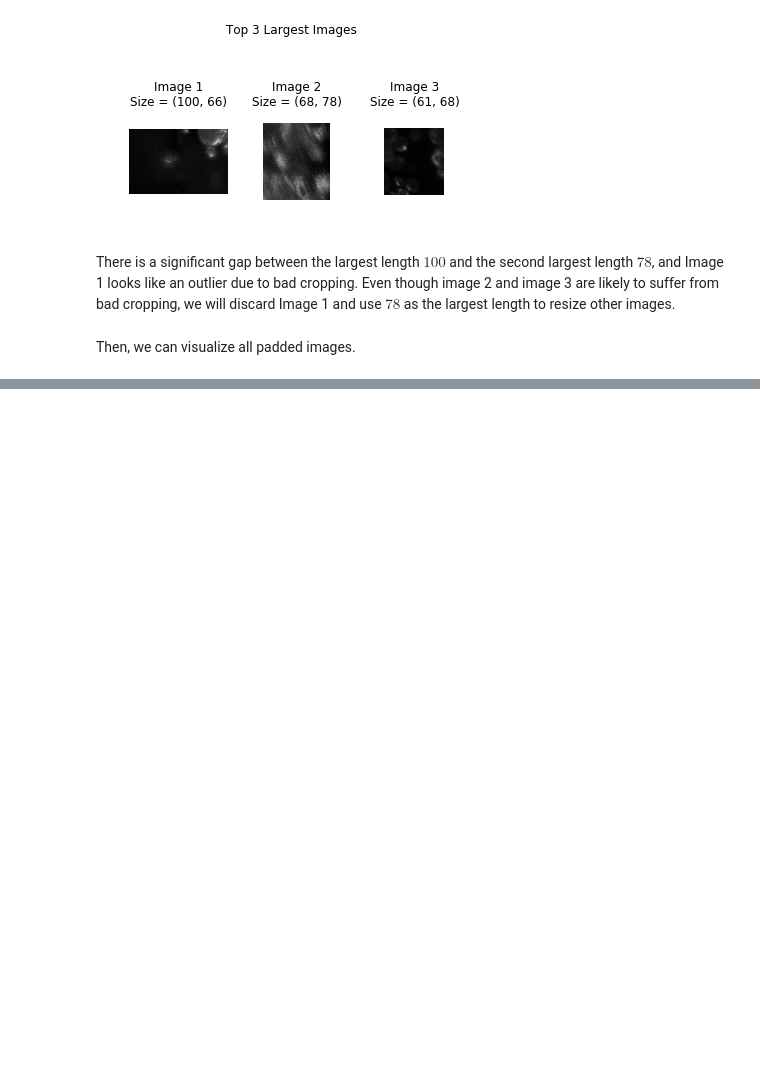
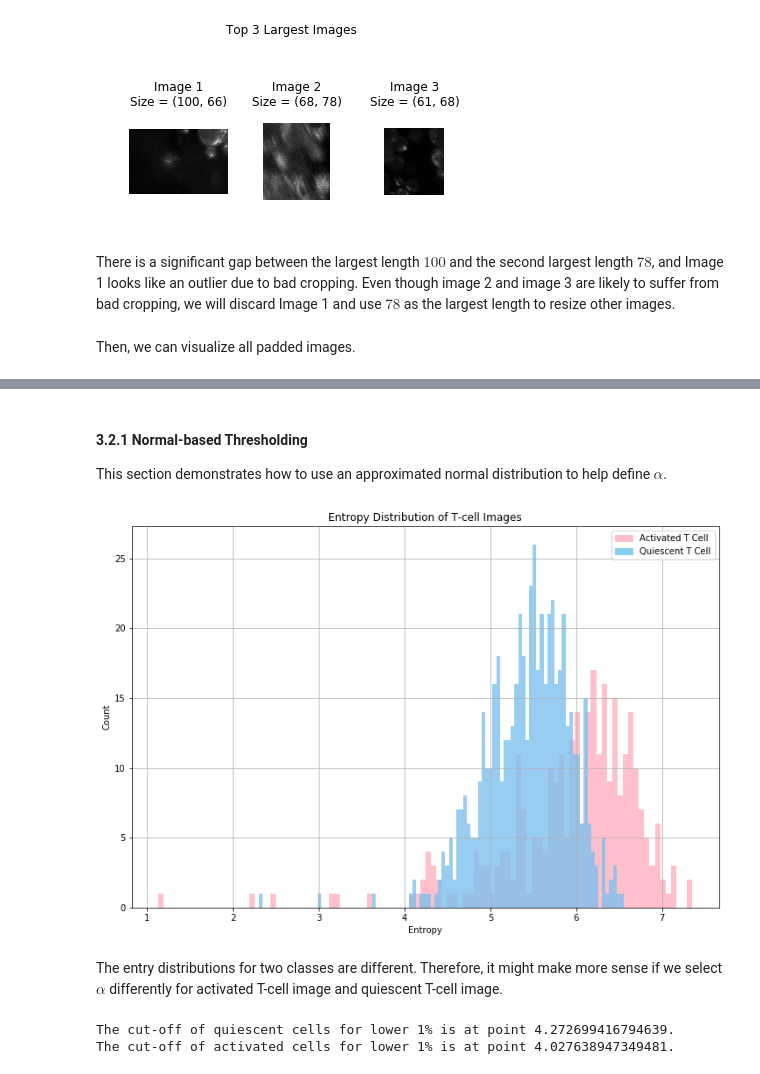
Before and after one commit to gitter-lab/t-cell-classification, a Jupyter notebook: image_processing.ipynb, the cells around one changed output, grey strips where cells are left out. Drawn from its saved outputs; the diff is of its cells as text; code cells hidden in the pictures; blank space fills up the shorter version.

```diff
--- a/image_processing.ipynb
+++ b/image_processing.ipynb
@@ -191,0 +292,50 @@ As we have seen above, many images are very dim and there is no cell in the imag
+# %% [markdown]
+#### 3.2.1 Normal-based Thresholding
+
+This section demonstrates how to use an approximated normal distribution to help define $\alpha$.
+# %%
+# Collect the entropies for activated and quiescent images seperately
+total_a_entropy = [compute_entropy(n) for n in
+                   set(glob("./images/sample_images/original/*/activated/*.png")) - discard_images]
+total_q_entropy = [compute_entropy(n) for n in
+                   set(glob("./images/sample_images/original/*/quiescent/*.png")) - discard_images]
+# %%
+f, ax1 = plt.subplots(1, sharey=True, figsize=(12, 8))
+
+n, bins, patches = ax1.hist(total_a_entropy, 100, facecolor='pink')
+n, bins, patches = ax1.hist(total_q_entropy, 100, facecolor=(126/255,192/255,238/255, 0.8))
+
+ax1.set_xlabel('Entropy')
+ax1.set_ylabel('Count')
+ax1.set_title("Entropy Distribution of T-cell Images")
+ax1.grid(True)
+
+pink_patch = mpatches.Patch(color='pink', label='Activated T Cell')
+blue_patch = mpatches.Patch(color='skyblue', label='Quiescent T Cell')
+plt.legend(handles=[pink_patch, blue_patch])
+
+plt.show()
+# %% [output]
+[figure, added]
+# %% [markdown]
+The entry distributions for two classes are different. Therefore, it might make more sense if we select $\alpha$ differently for activated T-cell image and quiescent T-cell image.
+# %%
+# The cdf quantile. Suppose it is 0.01, then we want to find alpha
+# where P(e <= alpha) = 0.05, where e ~ N(mu, sigma)
+cdf_q = 0.01
+
+# Approximated gaussian for quiescent cells
+q_mean = np.mean(total_q_entropy)
+q_var = np.var(total_q_entropy, ddof=1)
+q_cutoff = norm.ppf(q=cdf_q, loc=q_mean, scale=np.sqrt(q_var))
+print("The cut-off of quiescent cells for lower {:.0f}% is at point {}.".format(cdf_q * 100, q_cutoff))
+
+
+# Approximated gaussian for activated cells
+a_mean = np.mean(total_a_entropy)
+a_var = np.var(total_a_entropy, ddof=1)
+a_cutoff = norm.ppf(q=cdf_q, loc=a_mean, scale=np.sqrt(a_var))
+print("The cut-off of activated cells for lower {:.0f}% is at point {}.".format(cdf_q * 100, a_cutoff))
+# %% [output]
+The cut-off of quiescent cells for lower 1% is at point 4.272699416794639.
+The cut-off of activated cells for lower 1% is at point 4.027638947349481.
```
Also changed, not shown: parts of 32 cells of this notebook, 2 other files.
